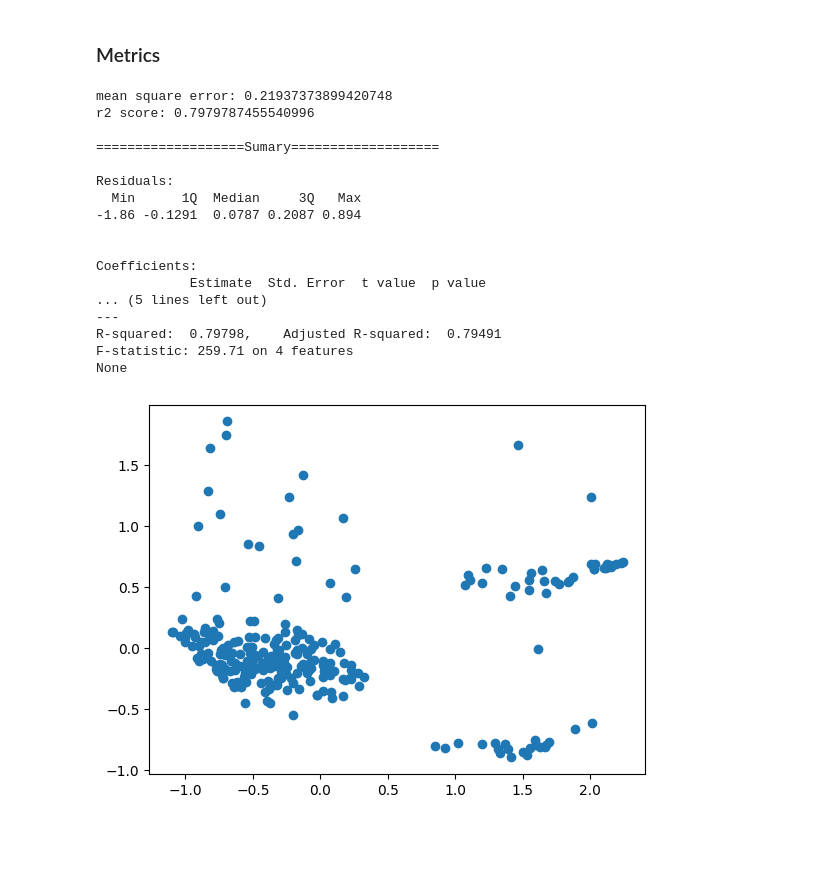
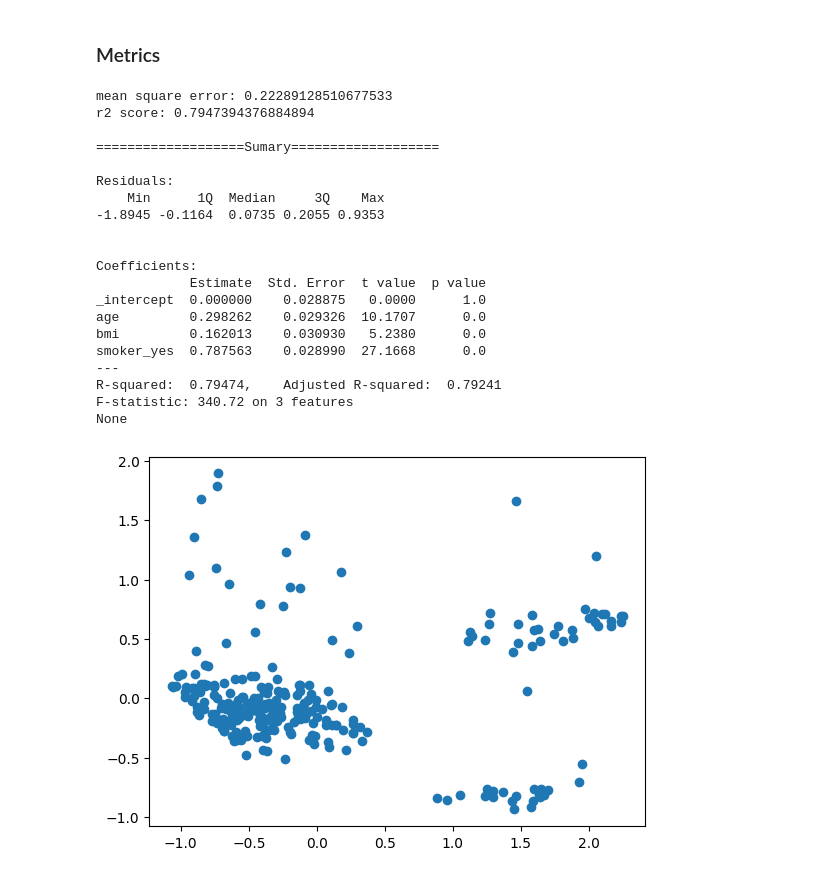
Before and after one commit to alejandro-decaroli/Regresion_lineal, a Jupyter notebook: multivariable/regre_m.ipynb, the cells around one changed output. Saved outputs shown, nothing was run; the diff lists cells and outputs as text; code cells hidden in the pictures; blank space fills up the shorter version.

Commit message:
Mejoras al modelo de regresion lineal multiple

```diff
--- a/multivariable/regre_m.ipynb
+++ b/multivariable/regre_m.ipynb
@@ -50,9 +56,9 @@ max      64.000000    53.130000     5.000000  63770.428010
 # %% [markdown]
 ### Preprocessing
 # %%
-encode_df = pd.get_dummies(df, columns=["sex","smoker","region"], drop_first=True, dtype=int)
-
-x = encode_df.drop(["charges", "sex_male", "region_northwest", "region_southeast", "region_southwest"], axis=1).values
+encode_df = pd.get_dummies(df, columns=["smoker"], drop_first=True, dtype=int)
+print(encode_df.head())
+x = encode_df.drop(["charges", "sex", "region","children"], axis=1).values
 y = (encode_df["charges"].values).reshape(-1,1)
 
 x_train, x_test, y_train, y_test = train_test_split(x, y, test_size=0.2, random_state=0)
@@ -77,40 +90,43 @@ LinearRegression(fit_intercept=False)
 y_pred = model.predict(x_test)
 
 mse = mean_squared_error(y_test,y_pred)
 r2 = r2_score(y_test,y_pred)
 
 print()
 print(f"mean square error: {mse}")
 print(f"r2 score: {r2}")
 print()
 
 print("===================Sumary===================")
-x_col = encode_df.drop(["charges", "sex_male", "region_northwest", "region_southeast", "region_southwest"], axis=1).columns
-#model.intercept_ = model.intercept_[0]
+x_col = encode_df.drop(["charges","region","children","sex"], axis=1).columns
+# model.intercept_ = model.intercept_[0]
 model.coef_ = model.coef_.reshape(-1)
 y_test = y_test.reshape(-1)
 print()
 print(stats.summary(model, x_test, y_test, x_col))
 
 residual = np.subtract(y_test,y_pred.reshape(-1))
 plt.scatter(y_pred, residual)
 plt.show()
 # %% [output]
-mean square error: 0.21937373899420748
-r2 score: 0.7979787455540996
+mean square error: 0.22289128510677533
+r2 score: 0.7947394376884894
 
 ===================Sumary===================
 
 Residuals:
-  Min      1Q  Median     3Q   Max
--1.86 -0.1291  0.0787 0.2087 0.894
+    Min      1Q  Median     3Q    Max
+-1.8945 -0.1164  0.0735 0.2055 0.9353
 
 
 Coefficients:
             Estimate  Std. Error  t value  p value
-... (5 lines left out)
+_intercept  0.000000    0.028875   0.0000      1.0
+age         0.298262    0.029326  10.1707      0.0
+bmi         0.162013    0.030930   5.2380      0.0
+smoker_yes  0.787563    0.028990  27.1668      0.0
 ---
-R-squared:  0.79798,    Adjusted R-squared:  0.79491
-F-statistic: 259.71 on 4 features
+R-squared:  0.79474,    Adjusted R-squared:  0.79241
+F-statistic: 340.72 on 3 features
 None
-[figure, old version]
+[figure, new version]
```
Also changed, not shown: parts of 2 cells of this notebook.
